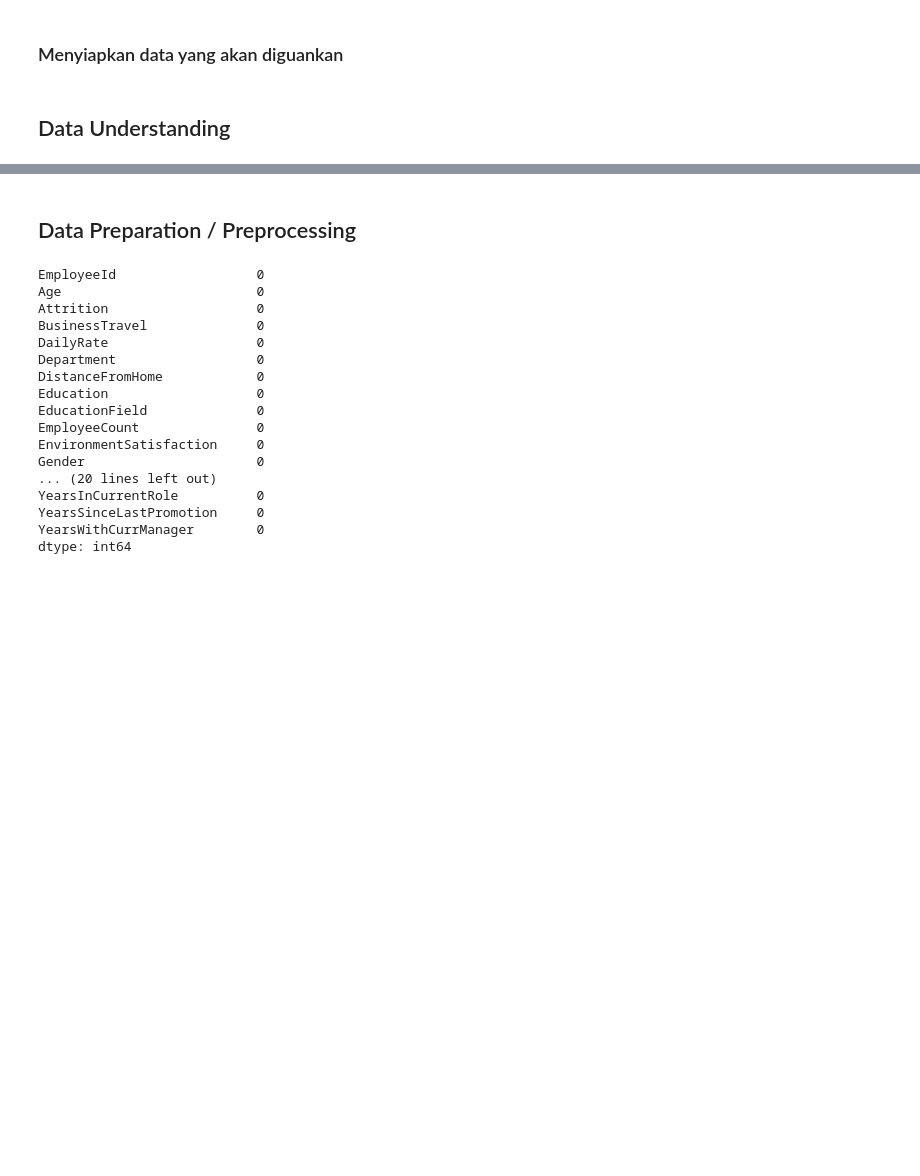
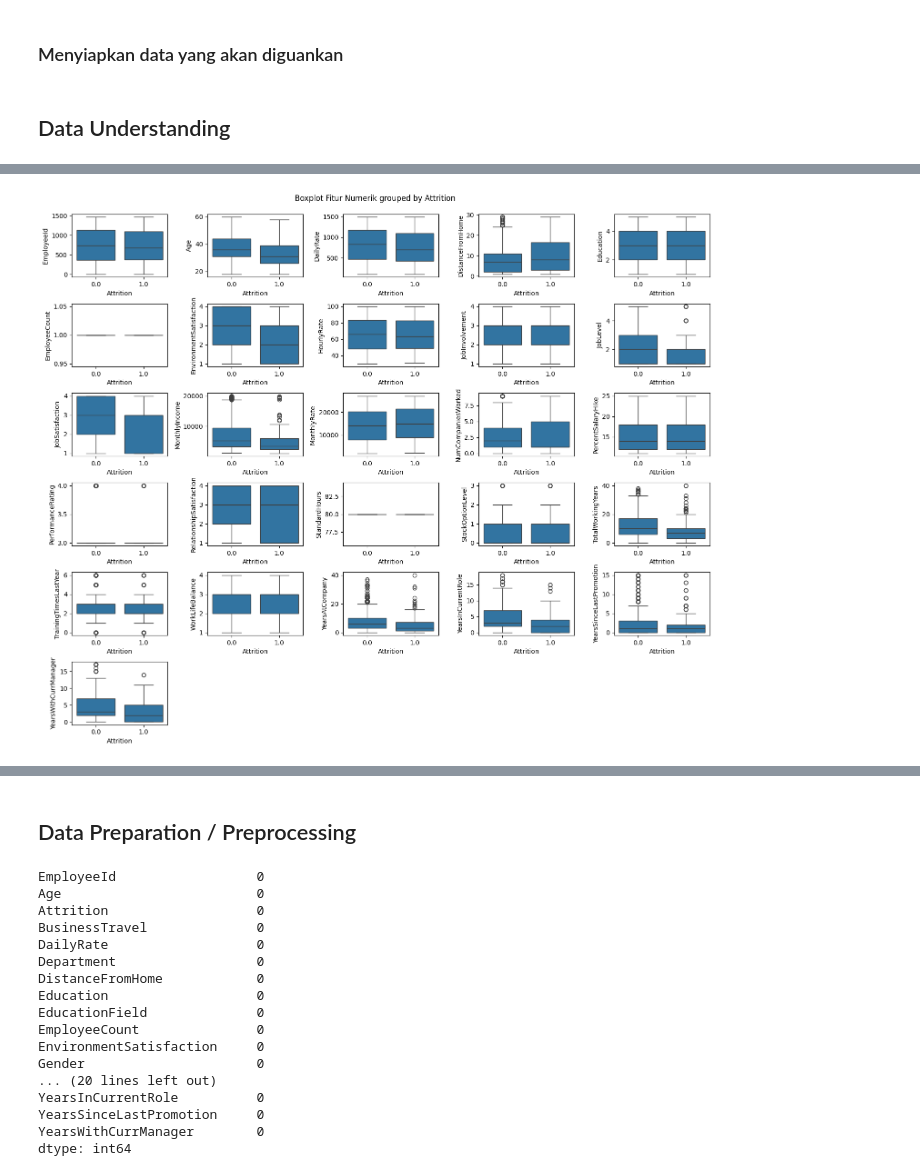
Before and after one commit to adrianramadhan/human-resource-dashboard, a Jupyter notebook: notebook.ipynb, the cells around one changed output, grey strips where cells are left out. Saved outputs shown, nothing was run; the diff lists cells and outputs as text; code cells hidden in the pictures; blank space fills up the shorter version.

```diff
--- a/notebook.ipynb
+++ b/notebook.ipynb
@@ -67,0 +109,11 @@ if 'Attrition' in df.columns:
+# %%
+# Boxplot numeric vs Attrition
+plt.figure(figsize=(15, 12))
+for i, col in enumerate(num_cols, 1):
+    plt.subplot(6, 5, i)
+    sns.boxplot(x='Attrition', y=col, data=df)
+    plt.tight_layout()
+plt.suptitle("Boxplot Fitur Numerik grouped by Attrition", y=1.02)
+plt.show()
+# %% [output]
+[figure, added]
```
Also changed, not shown: parts of 11 cells of this notebook.
